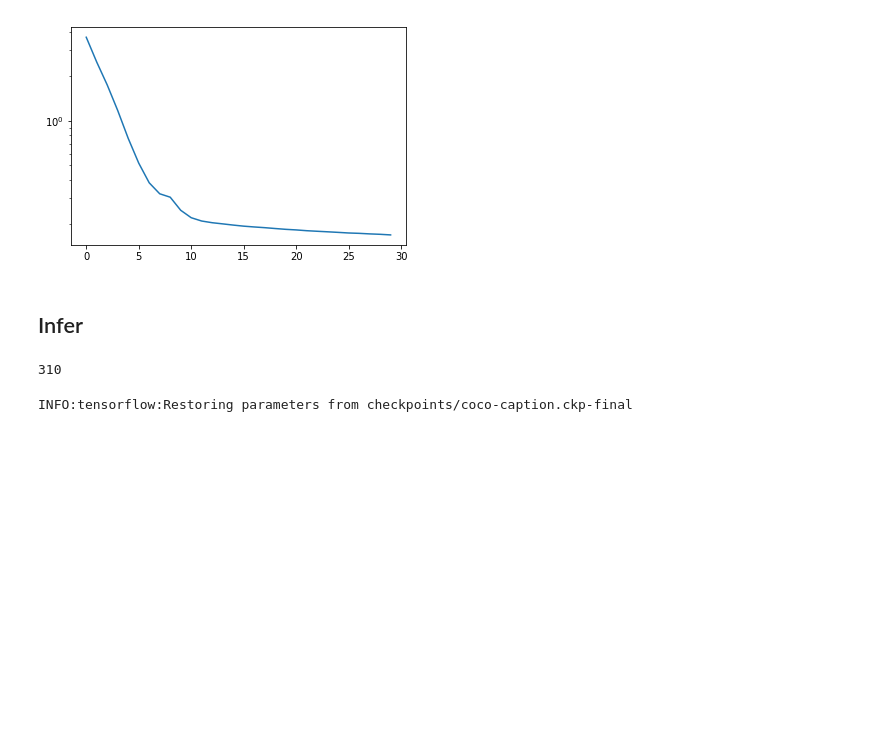
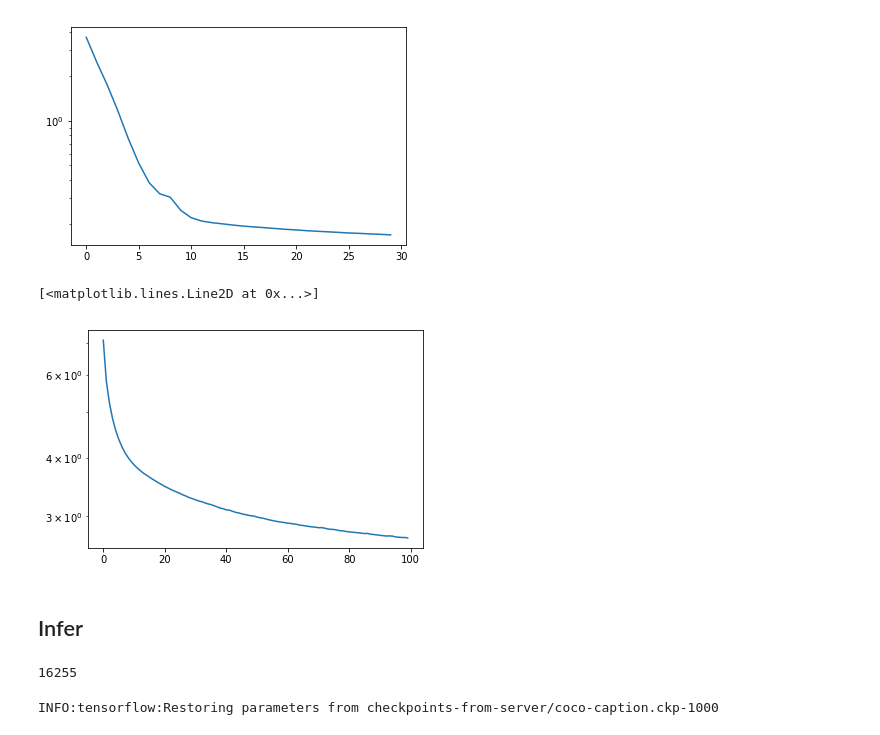
Before and after one commit to PuncocharM/txa-project-image-captioning, a Jupyter notebook: RNN Captioning.ipynb, the cells around one changed output. Drawn from its saved outputs; the diff is of its cells as text; code cells hidden in the pictures; blank space fills up the shorter version.

```diff
--- a/RNN Captioning.ipynb
+++ b/RNN Captioning.ipynb
@@ -99,15 +84,21 @@ plt.semilogy(losses)
 # %% [output]
 [<matplotlib.lines.Line2D at 0x...>]
 [figure]
+# %%
+losses = np.load('losses-first-1000.npy')
+plt.semilogy(losses)
+# %% [output]
+[<matplotlib.lines.Line2D at 0x...>]
+[figure, added]
 # %% [markdown]
 ## Infer
 # %%
 # We need to download the vocab, because the tokenization is done differently there than on my laptop (don't know why).
-with open('vocab.pic', 'rb') as f:
+with open('vocab-train2017.pic', 'rb') as f:
     vocab = pickle.load(f)
 id_word = [v[0] for v in vocab]
 word_id = {w:i for i,w in enumerate(id_word)}
 vocab_size = len(vocab)
 vocab_size
 # %% [output]
-310
+16255
@@ -114,11 +115,15 @@ vocab_size
 # %%
+import lstm_captioning_model
+importlib.reload(lstm_captioning_model)
+from lstm_captioning_model import RNNCaptioningModel
+
 tf.reset_default_graph()
 sess = tf.Session()
 model = RNNCaptioningModel(embedding_size=embeding_size, image_descriptor_size=image_descriptor_size, lstm_size=lstm_size, num_steps=num_steps, vocab_size=vocab_size, sess=sess, checkpoint_path=checkpoint_path)
 model.build(model_type='infer')
-model.saver.restore(sess, checkpoint_path + '-final')
+model.saver.restore(sess, checkpoint_path + '-1000')
 # %% [output]
-INFO:tensorflow:Restoring parameters from checkpoints/coco-caption.ckp-final
+INFO:tensorflow:Restoring parameters from checkpoints-from-server/coco-caption.ckp-1000
 # %%
 from pycocotools.coco import COCO
 coco = COCO(ms_coco_dir + '/annotations/captions_train2017.json')
```
Also changed, not shown: parts of 5 cells of this notebook, 4 other files.
